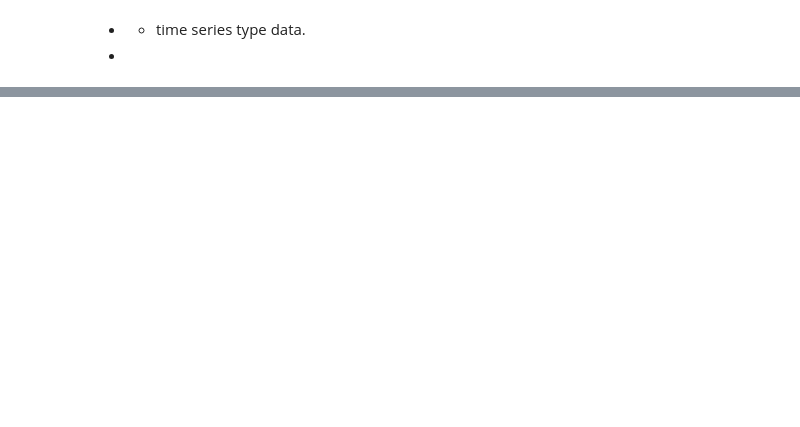
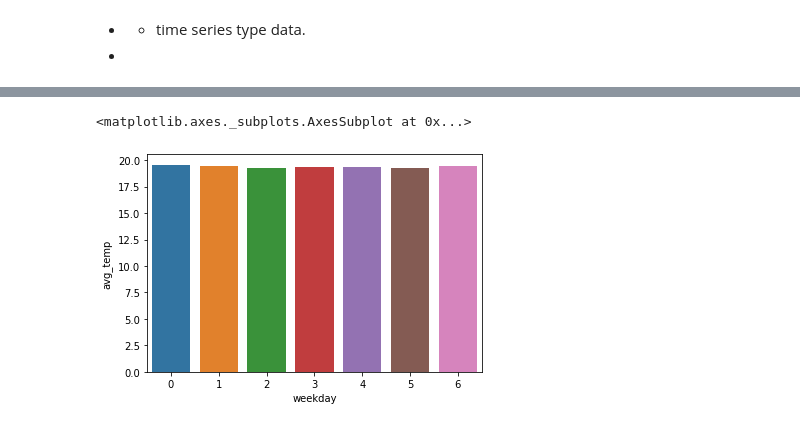
Before and after one commit to Shubhankitsirvaiya/Appliance-Energy-Prediction, a Jupyter notebook: Capstone_Project_Regression.ipynb, the cells around one changed output, grey strips where cells are left out. Cells and saved outputs as stored; diff of their text form; code cells hidden in the pictures; blank space fills up the shorter version.

```diff
--- a/Capstone_Project_Regression.ipynb
+++ b/Capstone_Project_Regression.ipynb
@@ -74,0 +179,6 @@ sns.heatmap(df.corr(),annot=True,)
+# %%
+weekday_temp=pd.DataFrame(df.groupby('weekday')['avg_temp'].mean()).reset_index()
+sns.barplot(x=weekday_temp['weekday'],y=weekday_temp['avg_temp'])
+# %% [output]
+<matplotlib.axes._subplots.AxesSubplot at 0x...>
+[figure, added]
```
Also changed, not shown: parts of 21 cells of this notebook.
